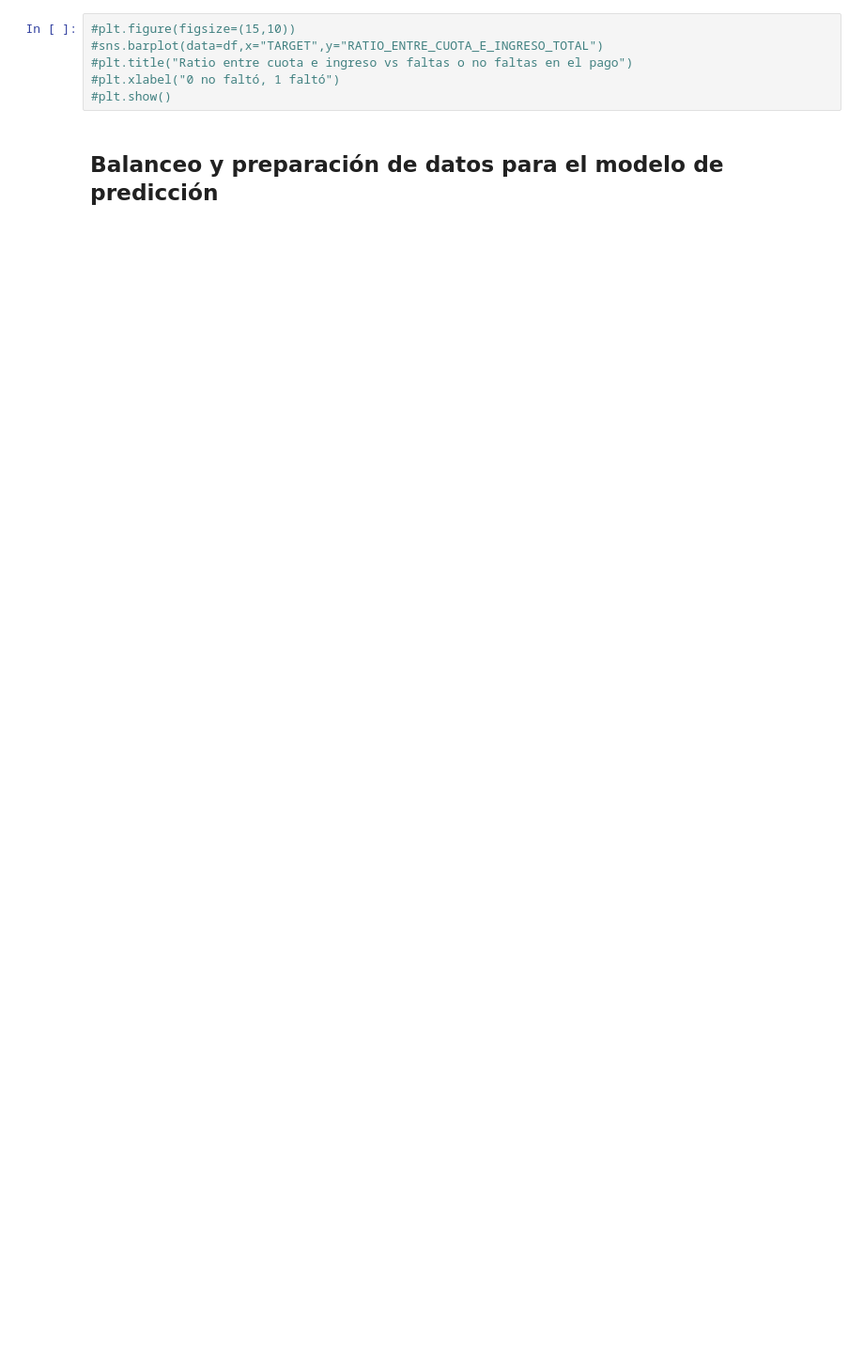
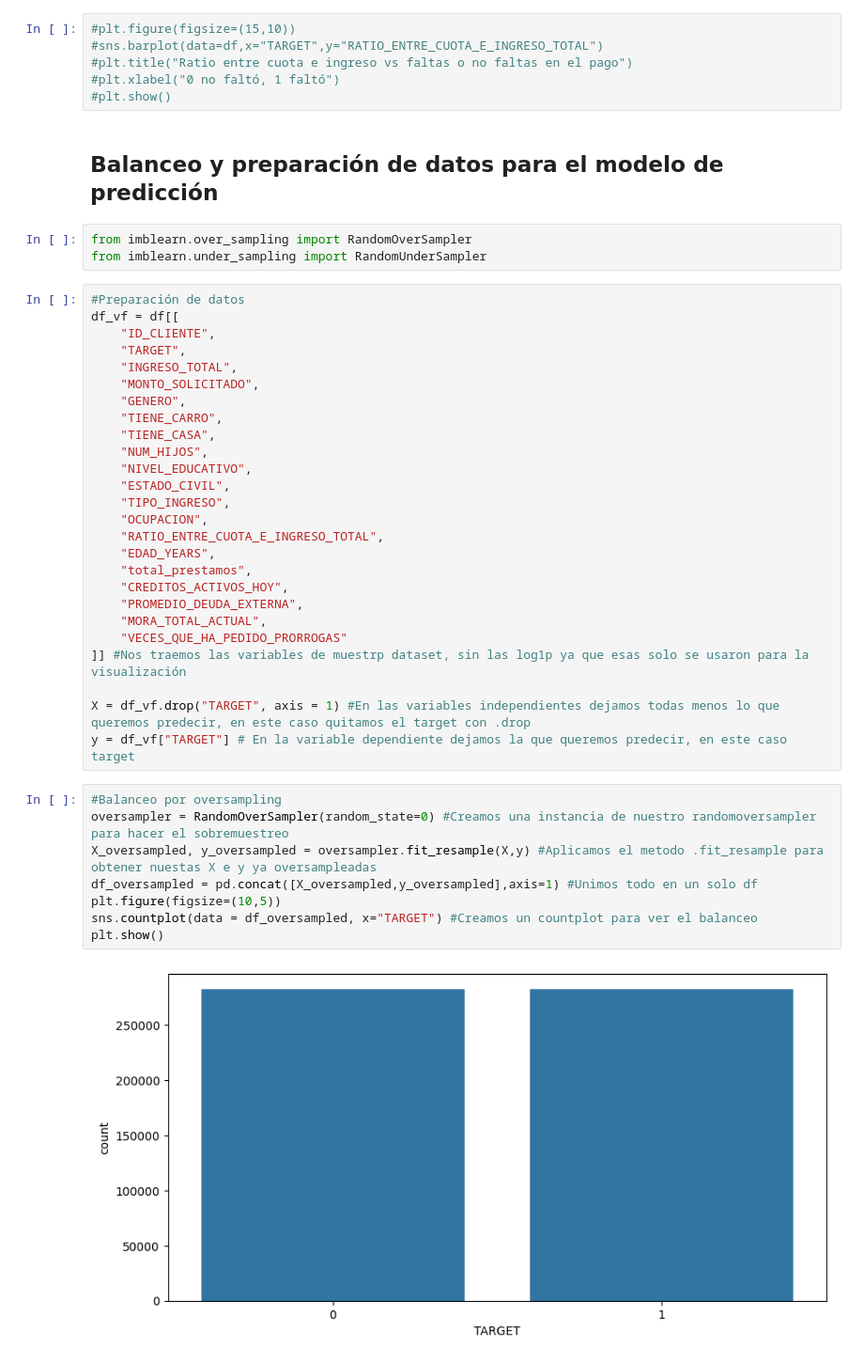
Before and after one commit to JairoVillegas/CREDIT-RISK-ANALYZER., a Jupyter notebook: Notebooks/Exploracion.ipynb, the cells around one changed output. Shown at 94% size. Drawn from its saved outputs; the diff is of its cells as text; blank space fills up the shorter version.

```diff
--- a/Notebooks/Exploracion.ipynb
+++ b/Notebooks/Exploracion.ipynb
@@ -197,3 +197,42 @@ plt.show()
 #plt.show()
 # %% [markdown]
 ## Balanceo y preparación de datos para el modelo de predicción
+# %%
+from imblearn.over_sampling import RandomOverSampler
+from imblearn.under_sampling import RandomUnderSampler
+# %%
+#Preparación de datos
+df_vf = df[[
+    "ID_CLIENTE",
+    "TARGET",
+    "INGRESO_TOTAL",
+    "MONTO_SOLICITADO",
+    "GENERO",
+    "TIENE_CARRO",
+    "TIENE_CASA",
+    "NUM_HIJOS",
+    "NIVEL_EDUCATIVO",
+    "ESTADO_CIVIL",
+    "TIPO_INGRESO",
+    "OCUPACION",
+    "RATIO_ENTRE_CUOTA_E_INGRESO_TOTAL",
+    "EDAD_YEARS",
+    "total_prestamos",
+    "CREDITOS_ACTIVOS_HOY",
+    "PROMEDIO_DEUDA_EXTERNA",
+    "MORA_TOTAL_ACTUAL",
+    "VECES_QUE_HA_PEDIDO_PRORROGAS"
+]] #Nos traemos las variables de muestrp dataset, sin las log1p ya que esas solo se usaron para la visualización
+
+X = df_vf.drop("TARGET", axis = 1) #En las variables independientes dejamos todas menos lo que queremos predecir, en este caso quitamos el target con .drop
+y = df_vf["TARGET"] # En la variable dependiente dejamos la que queremos predecir, en este caso target
+# %%
+#Balanceo por oversampling
+oversampler = RandomOverSampler(random_state=0) #Creamos una instancia de nuestro randomoversampler para hacer el sobremuestreo
+X_oversampled, y_oversampled = oversampler.fit_resample(X,y) #Aplicamos el metodo .fit_resample para obtener nuestas X e y ya oversampleadas
+df_oversampled = pd.concat([X_oversampled,y_oversampled],axis=1) #Unimos todo en un solo df
+plt.figure(figsize=(10,5))
+sns.countplot(data = df_oversampled, x="TARGET") #Creamos un countplot para ver el balanceo
+plt.show()
+# %% [output]
+[figure, added]
```
Also changed, not shown: parts of 1 cell of this notebook, 2 other files.
